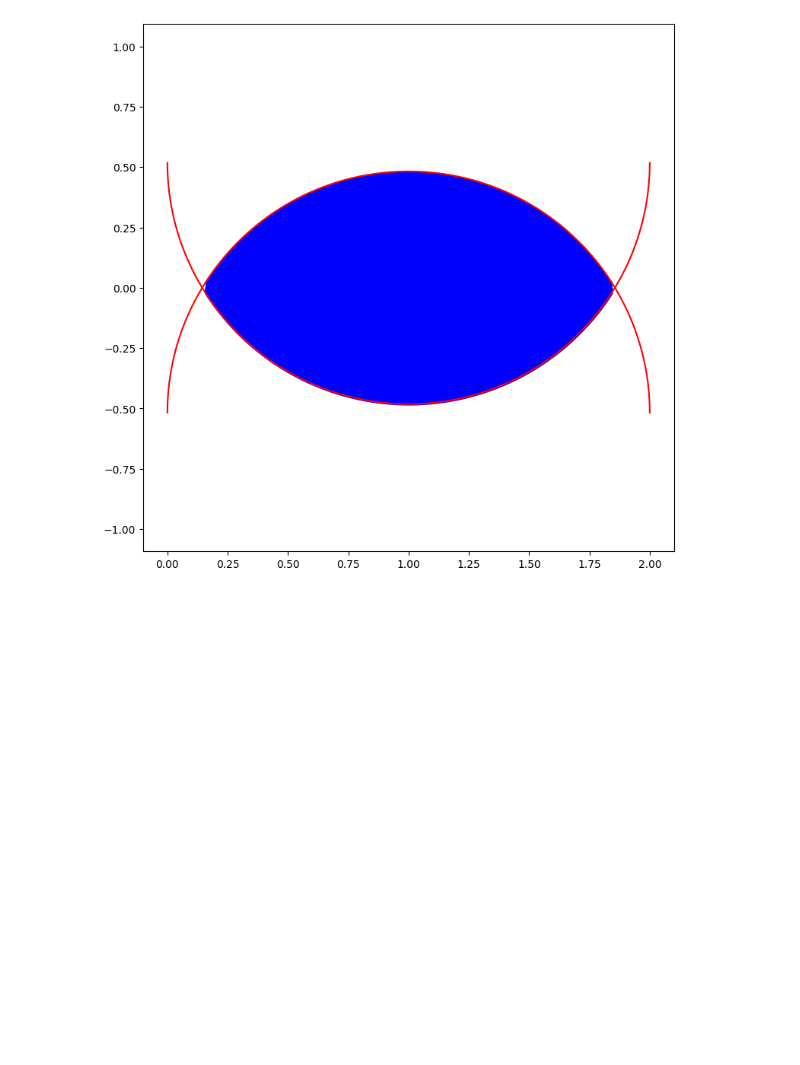
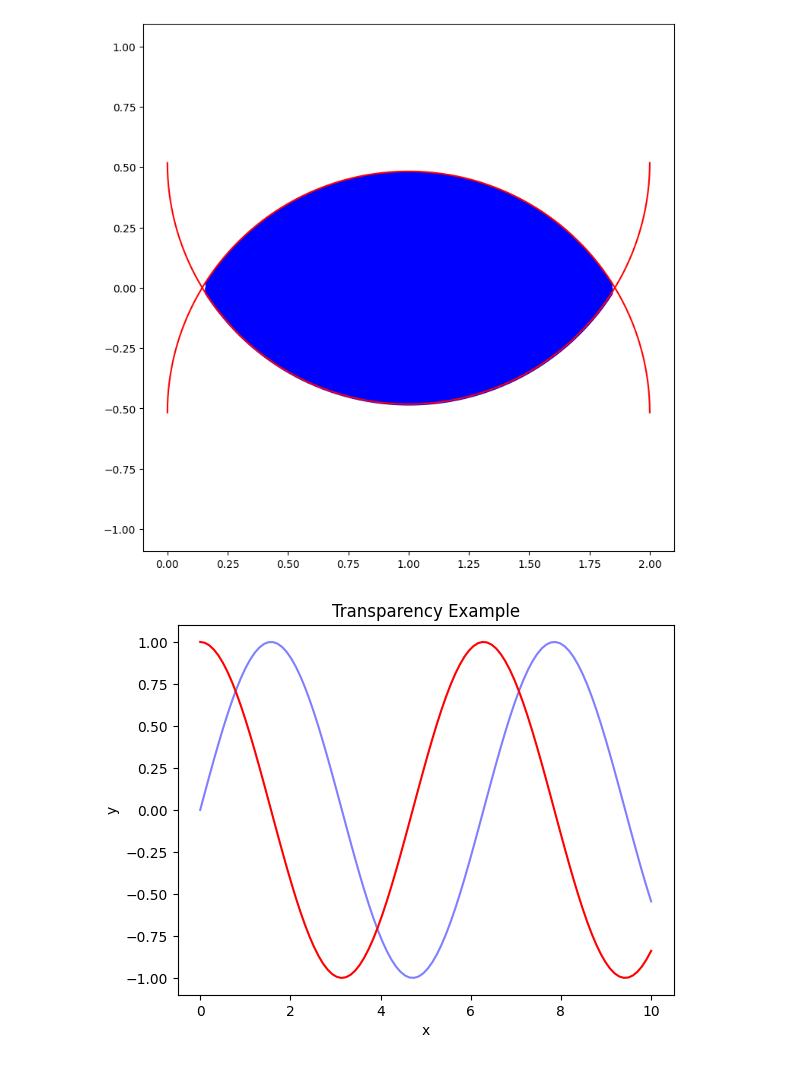
Before and after one commit to lbylzkx/Circle-Point-Manuscript, a Jupyter notebook: test.ipynb, the cells around one changed output. Saved outputs shown, nothing was run; the diff lists cells and outputs as text; code cells hidden in the pictures; blank space fills up the shorter version.

```diff
--- a/test.ipynb
+++ b/test.ipynb
@@ -195,3 +195,30 @@ plt.axis('equal')
 plt.show()
 # %% [output]
 [figure]
+# %%
+import matplotlib.pyplot as plt
+import numpy as np
+
+# 创建一些数据
+x = np.linspace(0, 10, 100)
+y1 = np.sin(x)
+y2 = np.cos(x)
+
+# 创建一个图形
+fig, ax = plt.subplots()
+
+# 绘制正弦曲线，设置透明度为0.5
+plt.plot(x, y1, color='blue', alpha=0.5)
+
+# 绘制余弦曲线，设置透明度为1.0
+ax.plot(x, y2, color='red', alpha=1.0)
+
+# 设置标题和坐标轴
+ax.set_title('Transparency Example')
+ax.set_xlabel('x')
+ax.set_ylabel('y')
+
+# 显示图形
+plt.show()
+# %% [output]
+[figure, added]
```
Also changed, not shown: 3 other files.
